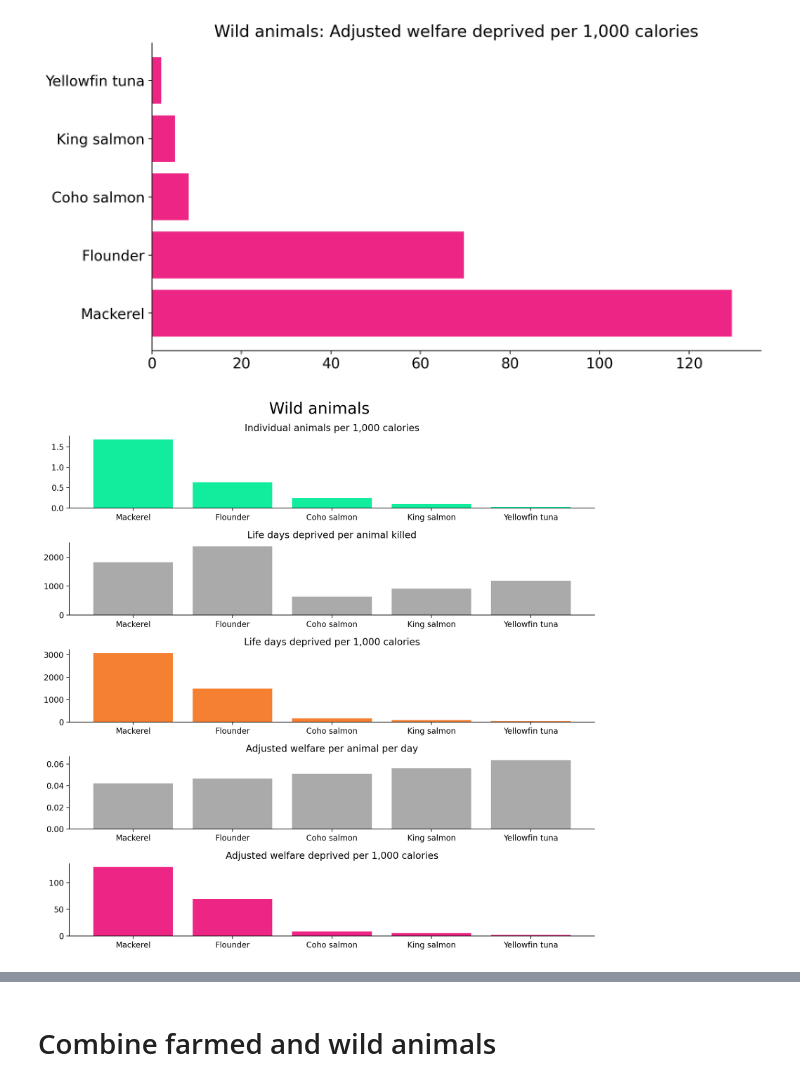
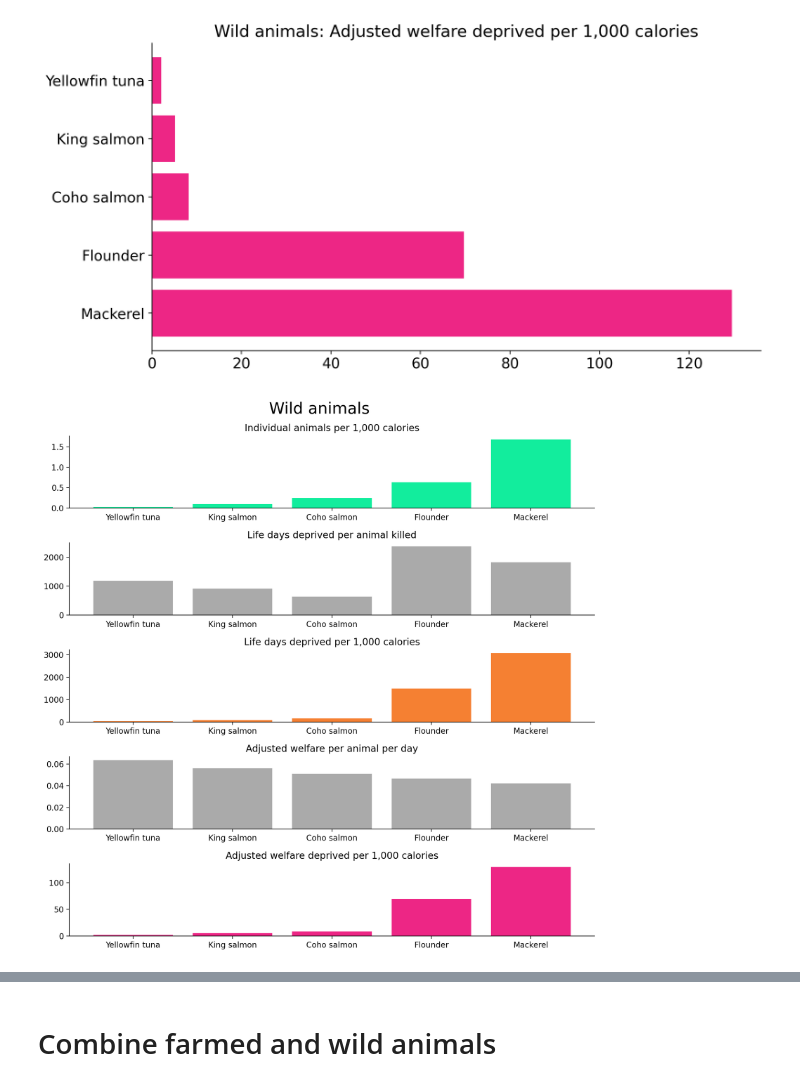
Before and after one commit to csaid/BlogProjects, a Jupyter notebook: 2025_beefotunatarianism/Animal welfare calculator.ipynb, the cells around one changed output, grey strips where cells are left out. Drawn from its saved outputs; the diff is of its cells as text; code cells hidden in the pictures.

```diff
--- a/2025_beefotunatarianism/Animal welfare calculator.ipynb
+++ b/2025_beefotunatarianism/Animal welfare calculator.ipynb
@@ -150,34 +154,38 @@ plt.savefig(path + 'fig_wild_animals_main.png', dpi=200)
 # %% [output]
 [figure]
 # %%
+wild_df = wild_df.sort_values(by='adjusted_welfare_deprived_per_1000_kcal', ascending=True).reset_index(drop=True)
+
 fig, axes = plt.subplots(5, 1, figsize=(10, 10))
 
 plt.sca(axes[0]); plt.bar(wild_df['species'], wild_df['animals_per_1000_kcal'], color=green)
 plt.axhline(y=0, color=gray, linewidth=0.5)
 plt.title('Individual animals per 1,000 calories')
 
 plt.sca(axes[1]); plt.bar(wild_df['species'], wild_df['days_lost'], color=gray)
 plt.axhline(y=0, color=gray, linewidth=0.5)
 plt.title('Life days deprived per animal killed')
 
 plt.sca(axes[2]); plt.bar(wild_df['species'], wild_df['life_days_deprived_per_1000_kcal'], color=orange)
 plt.axhline(y=0, color=gray, linewidth=0.5)
 plt.title('Life days deprived per 1,000 calories')
 
 plt.sca(axes[3]); plt.bar(wild_df['species'], wild_df['adjusted_welfare_per_animal_per_day'], color=gray)
 plt.axhline(y=0, color=gray, linewidth=0.5)
 plt.title('Adjusted welfare per animal per day')
 
 plt.sca(axes[4]); plt.bar(wild_df['species'], wild_df['adjusted_welfare_deprived_per_1000_kcal'], color=pink)
 plt.title('Adjusted welfare deprived per 1,000 calories')
 sns.despine()
 plt.tight_layout()
 
 plt.suptitle('Wild animals', fontsize=20)
 plt.tight_layout()
 plt.savefig(path + 'fig_wild_animals_breakdown.png', dpi=200)
+
+wild_df = wild_df.sort_values(by='adjusted_welfare_deprived_per_1000_kcal', ascending=False).reset_index(drop=True)
 # %% [output]
-[figure, old version]
+[figure, new version]
 # %%
 wild_df
 # %% [output]
```
Also changed, not shown: parts of 1 cell of this notebook.
